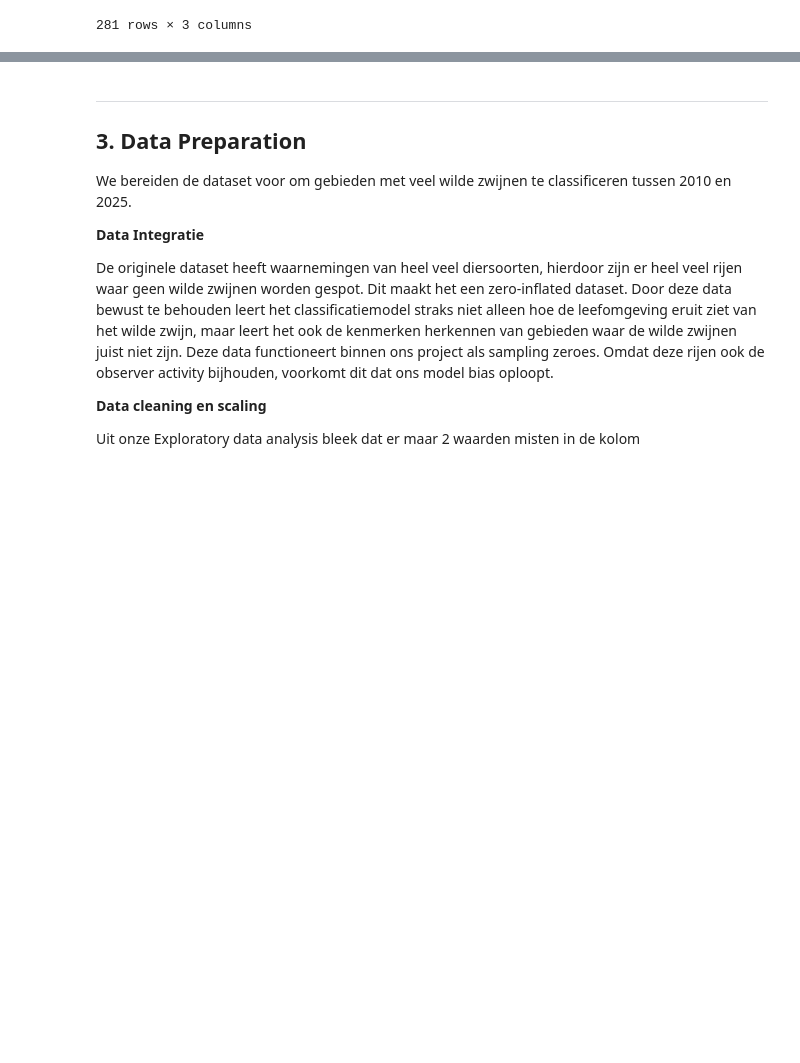
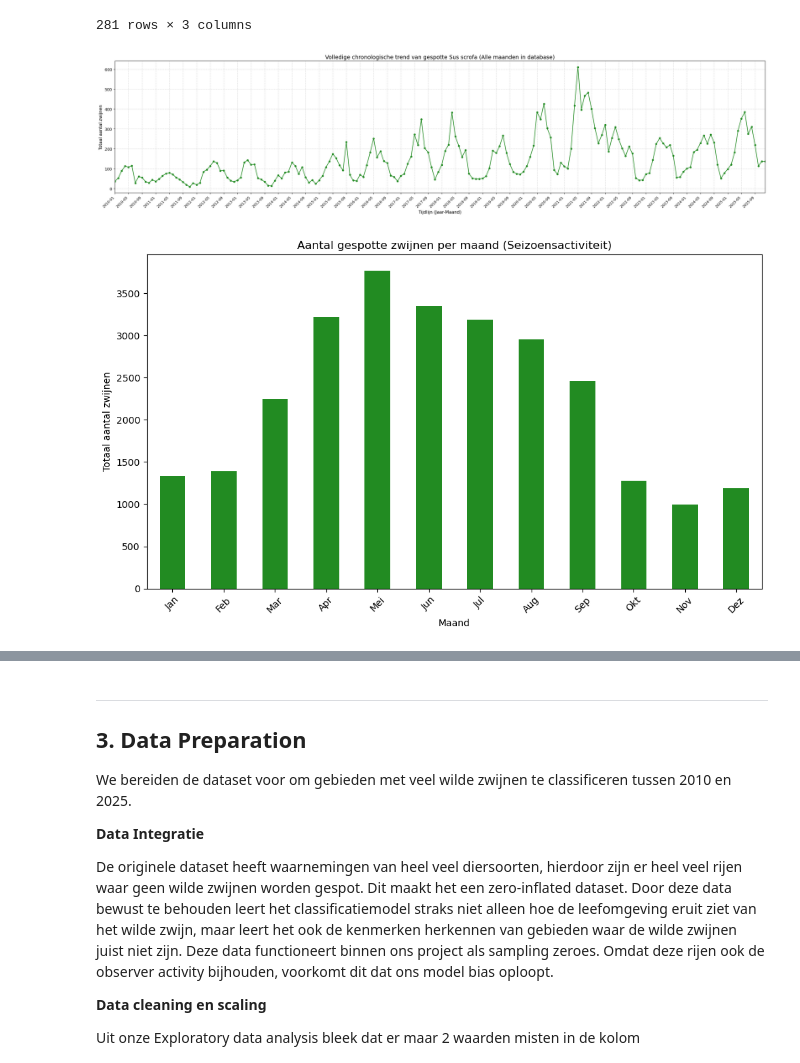
Before and after one commit to Jamie1111/Toeftoeftoeftoef, a Jupyter notebook: assignment_template_it1.ipynb, the cells around one changed output, grey strips where cells are left out. Saved outputs shown, nothing was run; the diff lists cells and outputs as text; code cells hidden in the pictures; blank space fills up the shorter version.

Commit message:
Data understanding: maandelijkse waarnemingen

```diff
--- a/assignment_template_it1.ipynb
+++ b/assignment_template_it1.ipynb
@@ -294,3 +298,44 @@ df.query('is_hotspot == 1') \
 | 53.10 | 7.00 | 2025-05-05 | 2025-05-05 | 1 |
 | 53.20 | 6.50 | 2019-02-06 | 2019-02-06 | 1 |
 281 rows × 3 columns
+# %%
+df['eventDate'] = pd.to_datetime(df['eventDate'], errors='coerce')
+df['Sus scrofa'] = pd.to_numeric(df['Sus scrofa'], errors='coerce').fillna(0).astype(int)
+
+df = df.dropna(subset=['eventDate']).copy()
+
+df['jaar_maand'] = df['eventDate'].dt.to_period('M')
+chronologisch = df.groupby('jaar_maand')['Sus scrofa'].sum().sort_index()
+chronologisch.index = chronologisch.index.astype(str)
+
+plt.figure(figsize=(24, 6))
+plt.plot(chronologisch.index, chronologisch.values, marker='o', color='forestgreen', linewidth=1.5, markersize=4)
+
+totaal = len(chronologisch)
+interval = 4 if totaal > 80 else (2 if totaal > 40 else 1)
+ticks = range(0, totaal, interval)
+
+plt.xticks(ticks=ticks, labels=[chronologisch.index[i] for i in ticks], rotation=45, ha='right', fontsize=9)
+plt.title('Volledige chronologische trend van gespotte Sus scrofa (Alle maanden in database)', fontsize=14)
+plt.xlabel('Tijdlijn (Jaar-Maand)', fontsize=11)
+plt.ylabel('Totaal aantal zwijnen', fontsize=11)
+plt.grid(axis='both', linestyle='--', alpha=0.5)
+plt.xlim(0, totaal - 1)
+plt.tight_layout()
+plt.show()
+plt.close()
+
+df['month'] = df['eventDate'].dt.month
+per_maand = df.groupby('month')['Sus scrofa'].sum()
+
+plt.figure(figsize=(10, 6))
+per_maand.plot(kind='bar', color='forestgreen')
+plt.title('Aantal gespotte zwijnen per maand (Seizoensactiviteit)')
+plt.xlabel('Maand')
+plt.ylabel('Totaal aantal zwijnen')
+plt.xticks(ticks=range(0, 12), labels=['Jan', 'Feb', 'Mar', 'Apr', 'Mei', 'Jun', 'Jul', 'Aug', 'Sep', 'Okt', 'Nov', 'Dez'], rotation=45)
+plt.tight_layout()
+plt.show()
+# %% [output]
+[figure, added]
+[figure, added]
```
Also changed, not shown: parts of 8 cells of this notebook.
